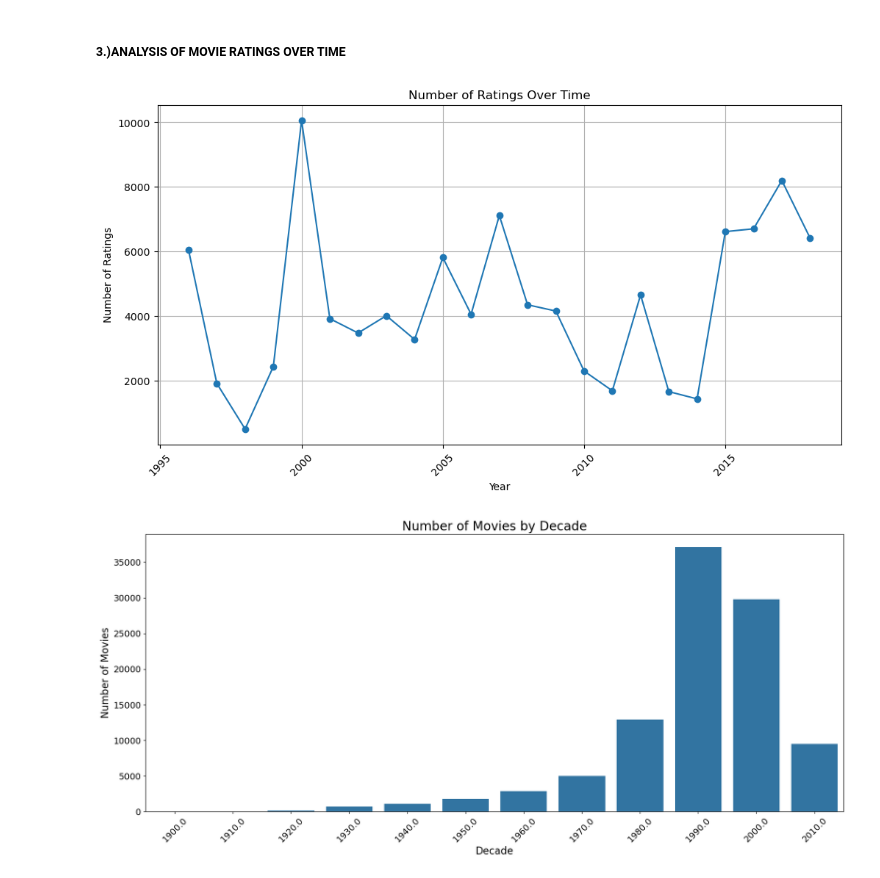
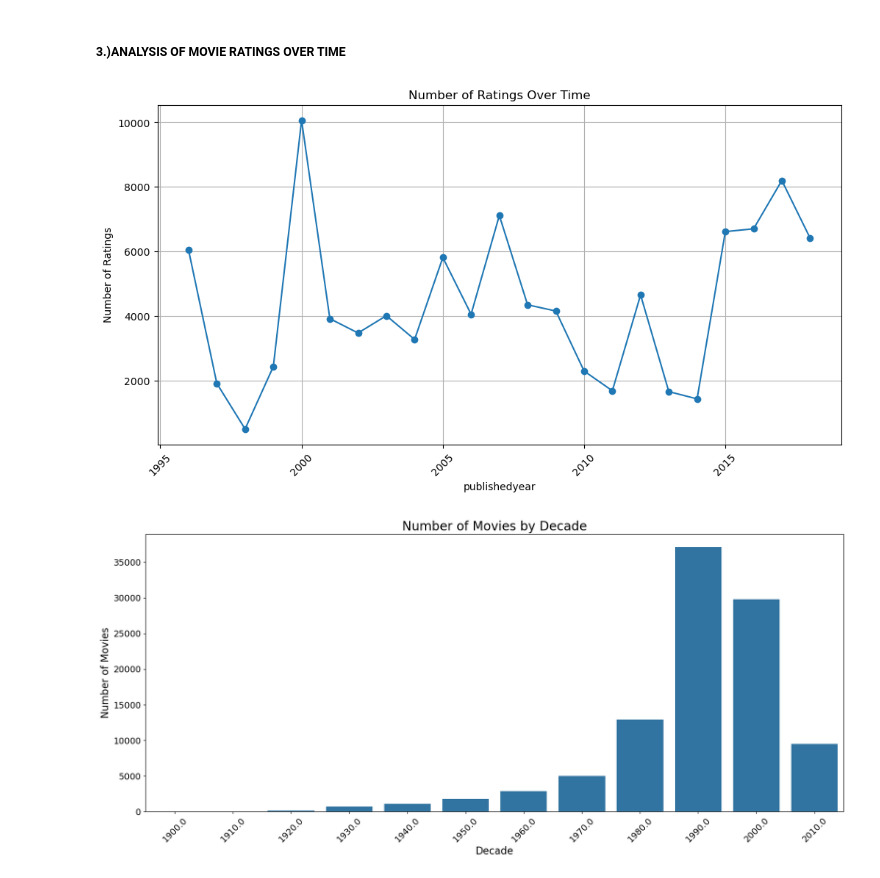
Before and after one commit to MercyKiragu/Dsc-Phase-4-project-group-2, a Jupyter notebook: notebook.ipynb, the cells around one changed output. Saved outputs shown, nothing was run; the diff lists cells and outputs as text; code cells hidden in the pictures.

```diff
--- a/notebook.ipynb
+++ b/notebook.ipynb
@@ -514,22 +514,22 @@ Bottom 10 Movies by Bayesian Average:
 ##### 3.)ANALYSIS OF MOVIE RATINGS OVER TIME
 # %%
 # Extract year from timestamp
-movies_ratings['year'] = movies_ratings['timestamp'].dt.year
+movies_ratings['publishedyear'] = movies_ratings['timestamp'].dt.year
 
 # Count ratings per year
-ratings_per_year = movies_ratings.groupby('year')['rating'].count()
+ratings_per_year = movies_ratings.groupby('publishedyear')['rating'].count()
 
 # Plot ratings over time
 plt.figure(figsize=(12, 6))
 ratings_per_year.plot(kind='line', marker='o')
 plt.title('Number of Ratings Over Time')
-plt.xlabel('Year')
+plt.xlabel('publishedyear')
 plt.ylabel('Number of Ratings')
 plt.xticks(rotation=45)
 plt.grid(True)
 plt.show()
 # %% [output]
-[figure, old version]
+[figure, new version]
 # %%
 
 
```
Also changed, not shown: parts of 3 cells of this notebook.
